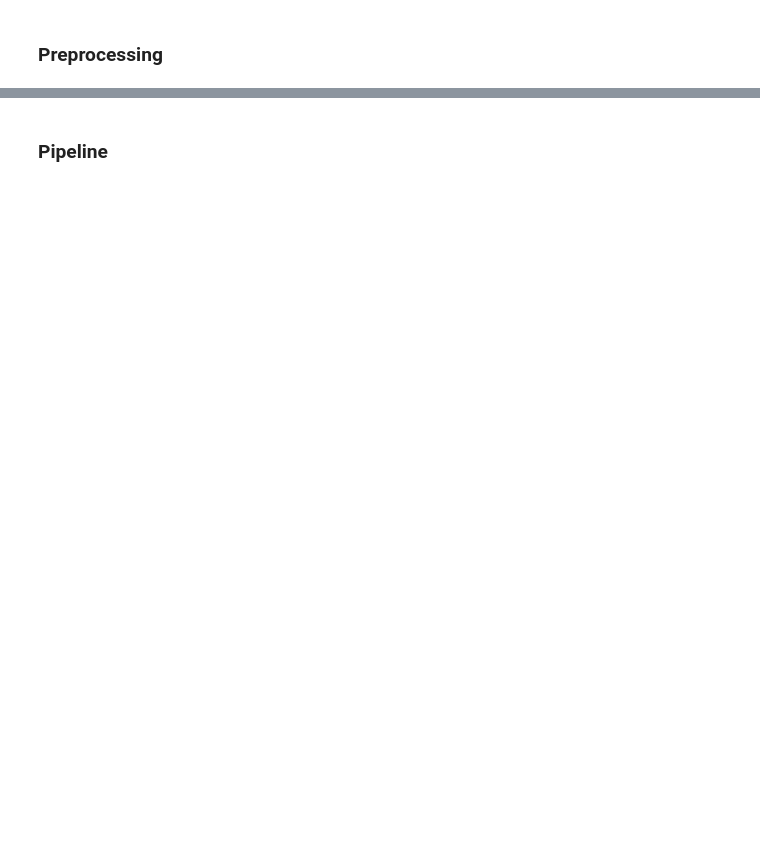
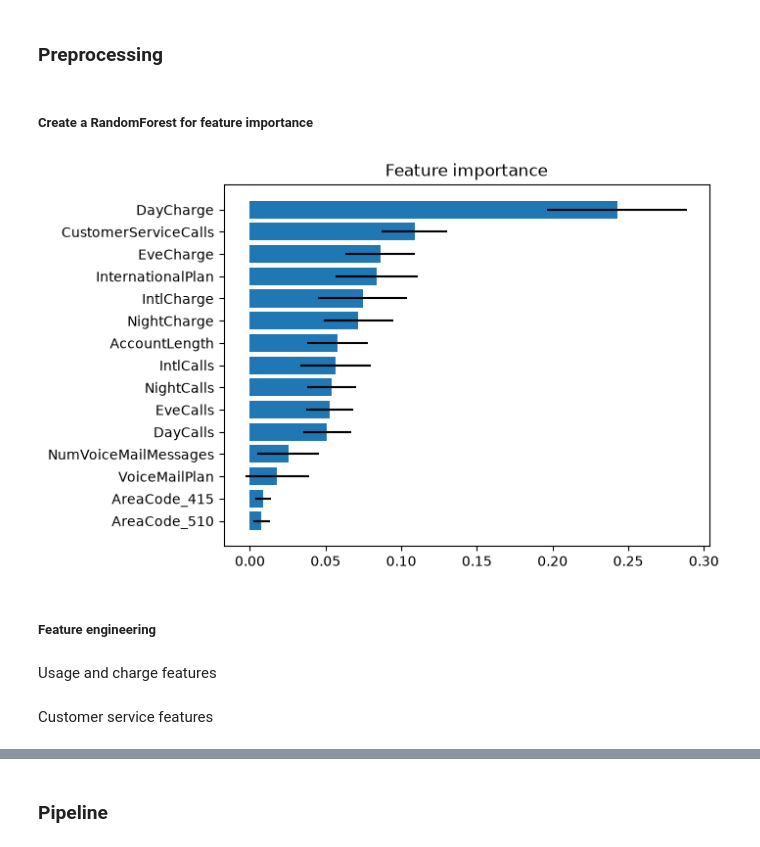
Before and after one commit to vinimsc/dat200-ca4, a Jupyter notebook: ca4_stig.ipynb, the cells around one changed output, grey strips where cells are left out. Drawn from its saved outputs; the diff is of its cells as text; code cells hidden in the pictures; blank space fills up the shorter version.

```diff
--- a/ca4_stig.ipynb
+++ b/ca4_stig.ipynb
@@ -363,13 +366,9 @@ features = [
     'CustomerServiceCalls',
     'AreaCode_415',
     'AreaCode_510',
-    # 'State',
-    'InternationalPlan'
-]
-
-target = [
+    'InternationalPlan',
     'Churn'
 ]
 
-X = df[features]
-y = df[target]
+X = df[features].drop(columns='Churn')
+y = df['Churn']
@@ -383,0 +375,40 @@ X_train, X_val, y_train, y_val= train_test_split(
+# %%
+X_train, X_val, y_train, y_val= train_test_split(
+    X,
+    y,
+    test_size=0.40,
+    stratify=y,
+    random_state=42
+)
+# %% [markdown]
+##### Create a RandomForest for feature importance
+# %%
+forest = RandomForestClassifier(random_state=42)
+forest.fit(X_train, y_train)
+
+feature_importance = forest.feature_importances_
+indices = np.argsort(feature_importance)
+
+plt.figure()
+plt.title("Feature importance")
+plt.yticks(
+    ticks=range(X.shape[1]),
+    labels=np.array(X.columns)[indices]
+)
+
+std = np.std([tree.feature_importances_ for tree in forest.estimators_], axis=0)
+plt.barh(
+    range(X.shape[1]),
+    feature_importance[indices],
+    xerr=std[indices],
+    align='center'
+)
+
+plt.show()
+plt.close()
+# %% [output]
+[figure, added]
+# %% [markdown]
+##### Feature engineering
+# %% [markdown]
+Usage and charge features
@@ -383,0 +429,2 @@ X_train, X_val, y_train, y_val= train_test_split(
+# %% [markdown]
+Customer service features
```
Also changed, not shown: parts of 40 cells of this notebook.
